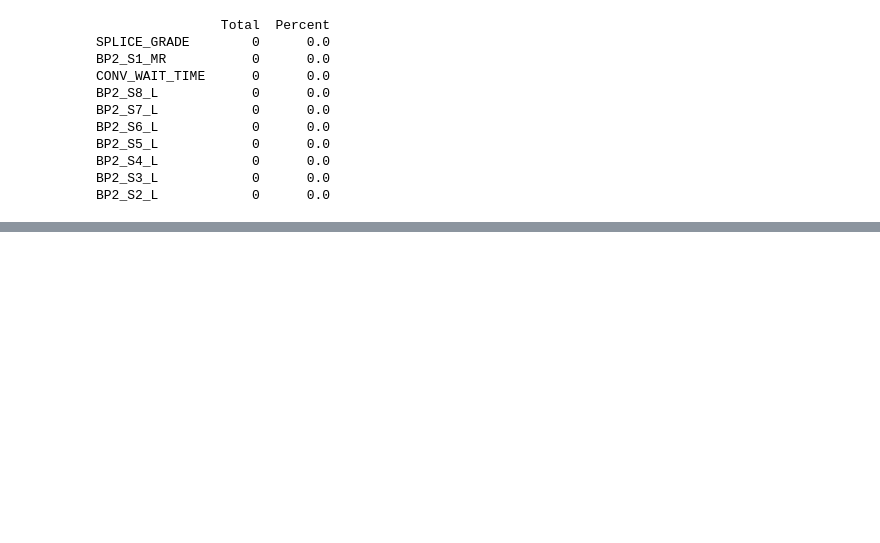
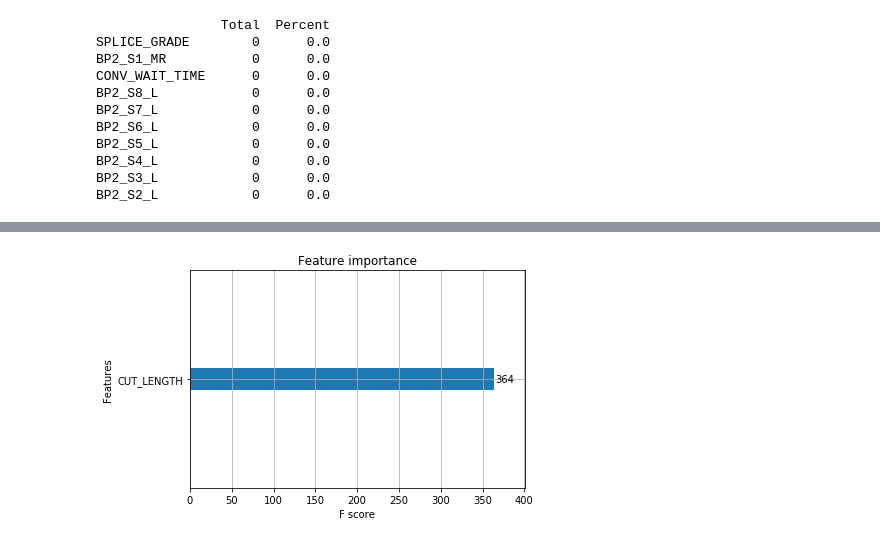
Before and after one commit to sajidpatel6/SpliceClassify, a Jupyter notebook: 05-ClassificationModels-03-BP2.ipynb, the cells around one changed output, grey strips where cells are left out. Cells and saved outputs as stored; diff of their text form; code cells hidden in the pictures; blank space fills up the shorter version.

```diff
--- a/05-ClassificationModels-03-BP2.ipynb
+++ b/05-ClassificationModels-03-BP2.ipynb
@@ -110 +205,34 @@ df[(df['SPLICE_GRADE']=="Bad")]=0
+# %%
+# https://github.com/parrt/random-forest-importances
+
+from rfpimp import *
+from rfpimp import *
+from xgboost import XGBClassifier
+from xgboost import plot_importance
+from matplotlib import pyplot
+# import pandas as pd
+# from sklearn.ensemble import RandomForestRegressor
+# from sklearn.model_selection import train_test_split
+
+df_train, df_test = train_test_split(df, test_size=0.20)
+
+X_train, y_train = df_train.drop('SPLICE_GRADE',axis=1), df_train['SPLICE_GRADE']
+X_test, y_test = df_test.drop('SPLICE_GRADE',axis=1), df_test['SPLICE_GRADE']
+X_train['random'] = np.random.random(size=len(X_train))
+X_test['random'] = np.random.random(size=len(X_test))
+
+# rf = RandomForestRegressor(n_estimators=1000, n_jobs=-1)
+# rf.fit(X_train, y_train)
+
+# imp = importances(rf, X_test, y_test) # permutation
+# viz = plot_importances(imp)
+# viz.view()
+
+model = XGBClassifier()
+model.fit(X_train, y_train)
+# plot feature importance
+plot_importance(model)
+pyplot.show()
+# %% [output]
+[figure, added]
 # %%
```
Also changed, not shown: parts of 11 cells of this notebook, 4 other files.
